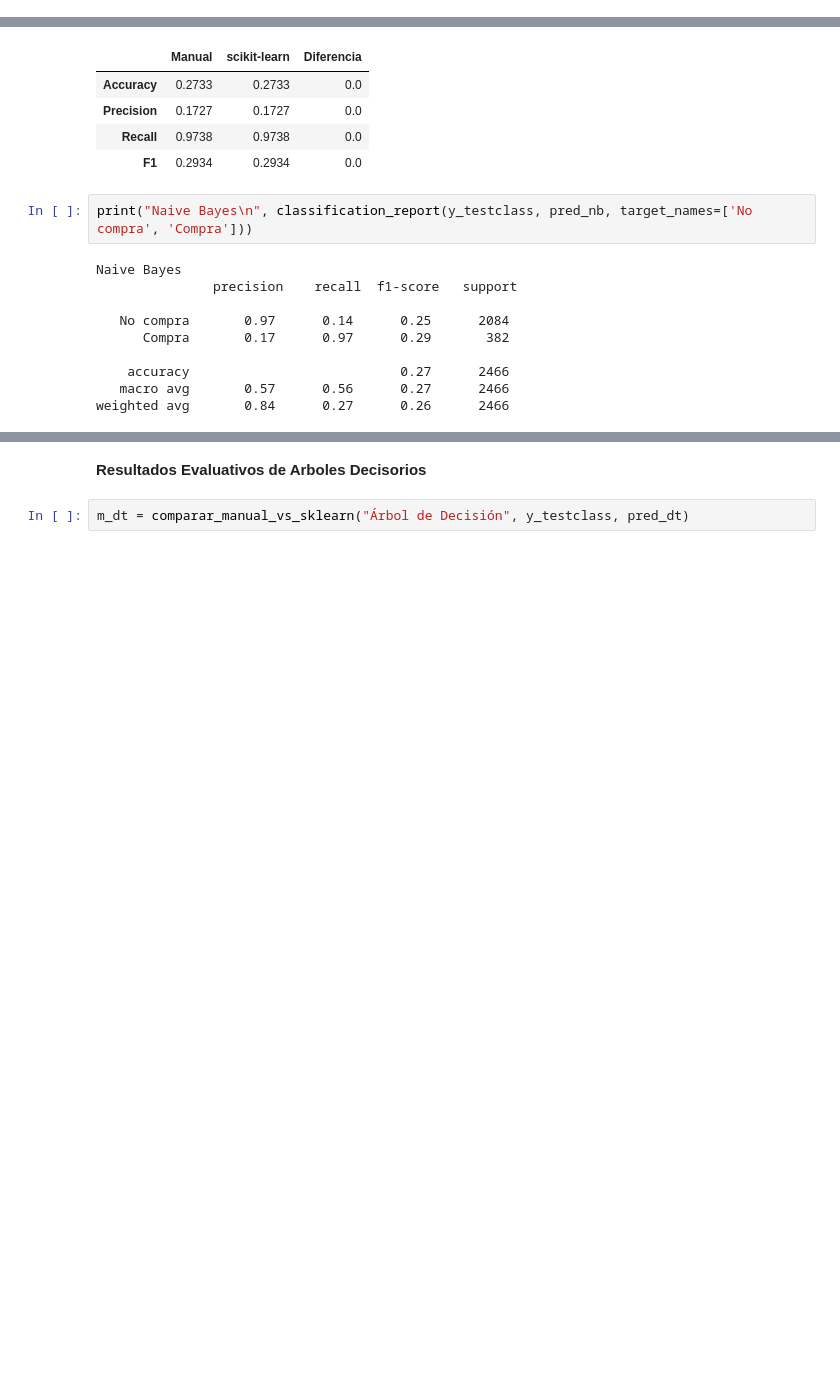
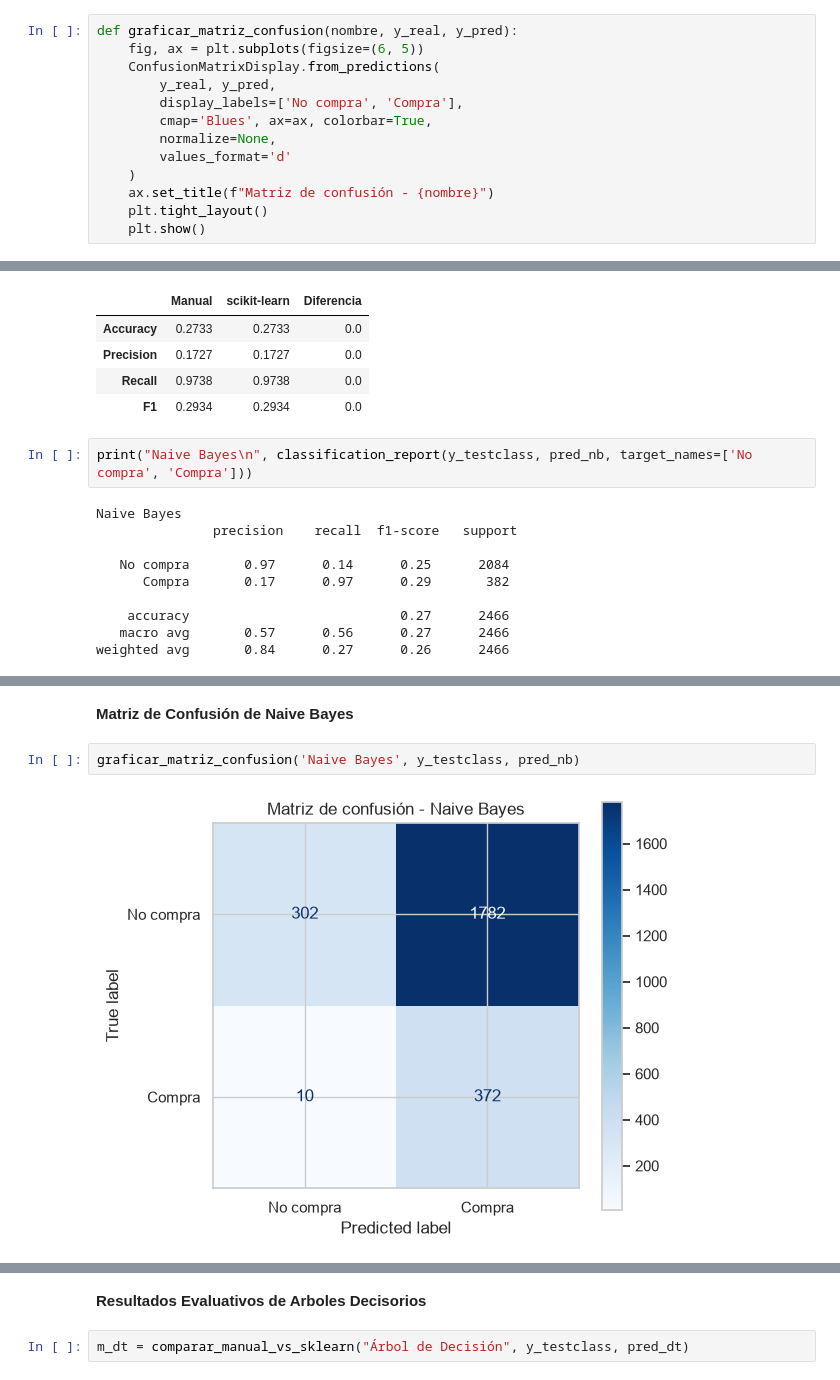
Before and after one commit to ByJuanRod/Actividad-Evaluativa, a Jupyter notebook: modelos_predictivos.ipynb, the cells around one changed output, grey strips where cells are left out. Drawn from its saved outputs; the diff is of its cells as text; blank space fills up the shorter version.

```diff
--- a/modelos_predictivos.ipynb
+++ b/modelos_predictivos.ipynb
@@ -346,3 +373,16 @@ def comparar_manual_vs_sklearn(nombre, y_real, y_pred):
+# %%
+def graficar_matriz_confusion(nombre, y_real, y_pred):
+    fig, ax = plt.subplots(figsize=(6, 5))
+    ConfusionMatrixDisplay.from_predictions(
+        y_real, y_pred,
+        display_labels=['No compra', 'Compra'],
+        cmap='Blues', ax=ax, colorbar=True,
+        normalize=None,
+        values_format='d'
+    )
+    ax.set_title(f"Matriz de confusión - {nombre}")
+    plt.tight_layout()
+    plt.show()
 # %% [markdown]
 <h3>1.6 Evaluación de los Modelos de Clasificación</h3>
 # %% [markdown]
@@ -397,0 +444,6 @@ Luego de ejecutar las métricas correspondientes a Naive Bayes se puede decir qu
+# %% [markdown]
+<b>Matriz de Confusión de Naive Bayes</b>
+# %%
+graficar_matriz_confusion('Naive Bayes', y_testclass, pred_nb)
+# %% [output]
+[figure, added]
```
Also changed, not shown: parts of 41 cells of this notebook, 1 other file.
